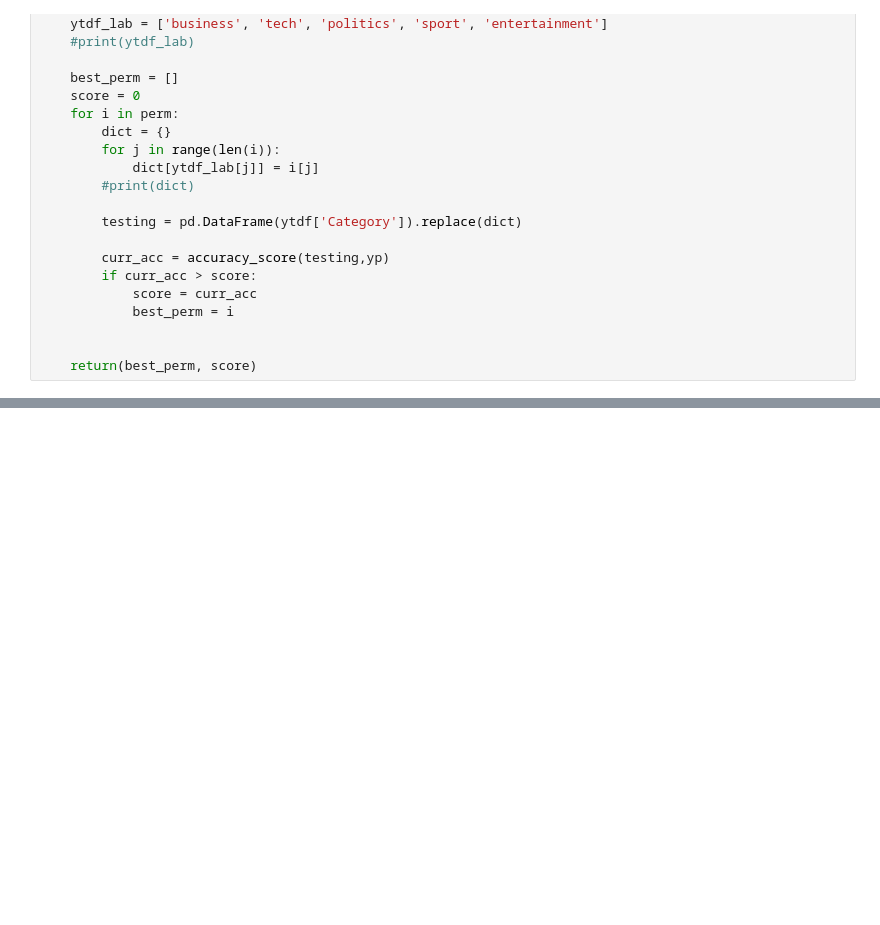
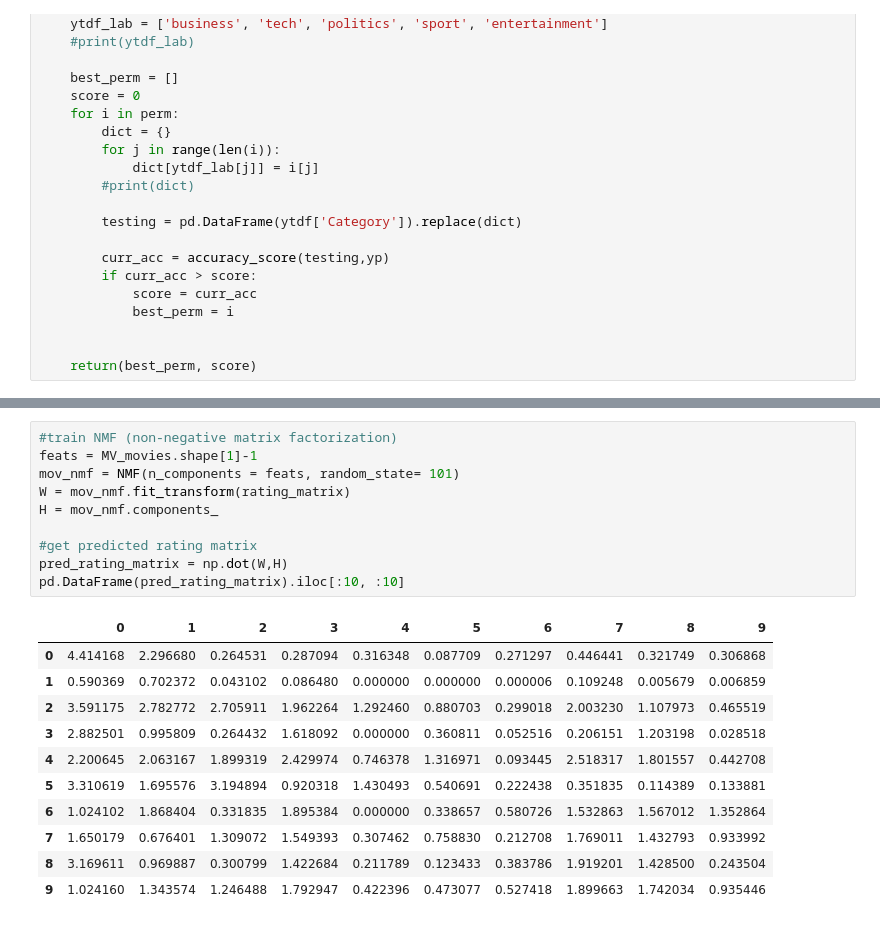
Before and after one commit to ancr8790/BBCNewsClassification, a Jupyter notebook: week4minproj.ipynb, the cells around one changed output, grey strips where cells are left out. Drawn from its saved outputs; the diff is of its cells as text; blank space fills up the shorter version.

```diff
--- a/week4minproj.ipynb
+++ b/week4minproj.ipynb
@@ -417,0 +641,22 @@ except:
+# %%
+#train NMF (non-negative matrix factorization)
+feats = MV_movies.shape[1]-1
+mov_nmf = NMF(n_components = feats, random_state= 101)
+W = mov_nmf.fit_transform(rating_matrix)
+H = mov_nmf.components_
+
+#get predicted rating matrix
+pred_rating_matrix = np.dot(W,H)
+pd.DataFrame(pred_rating_matrix).iloc[:10, :10]
+# %% [output]
+|  | 0 | 1 | 2 | 3 | 4 | 5 | 6 | 7 | 8 | 9 |
+| 0 | 4.414168 | 2.296680 | 0.264531 | 0.287094 | 0.316348 | 0.087709 | 0.271297 | 0.446441 | 0.321749 | 0.306868 |
+| 1 | 0.590369 | 0.702372 | 0.043102 | 0.086480 | 0.000000 | 0.000000 | 0.000006 | 0.109248 | 0.005679 | 0.006859 |
+| 2 | 3.591175 | 2.782772 | 2.705911 | 1.962264 | 1.292460 | 0.880703 | 0.299018 | 2.003230 | 1.107973 | 0.465519 |
+| 3 | 2.882501 | 0.995809 | 0.264432 | 1.618092 | 0.000000 | 0.360811 | 0.052516 | 0.206151 | 1.203198 | 0.028518 |
+| 4 | 2.200645 | 2.063167 | 1.899319 | 2.429974 | 0.746378 | 1.316971 | 0.093445 | 2.518317 | 1.801557 | 0.442708 |
+| 5 | 3.310619 | 1.695576 | 3.194894 | 0.920318 | 1.430493 | 0.540691 | 0.222438 | 0.351835 | 0.114389 | 0.133881 |
+| 6 | 1.024102 | 1.868404 | 0.331835 | 1.895384 | 0.000000 | 0.338657 | 0.580726 | 1.532863 | 1.567012 | 1.352864 |
+| 7 | 1.650179 | 0.676401 | 1.309072 | 1.549393 | 0.307462 | 0.758830 | 0.212708 | 1.769011 | 1.432793 | 0.933992 |
+| 8 | 3.169611 | 0.969887 | 0.300799 | 1.422684 | 0.211789 | 0.123433 | 0.383786 | 1.919201 | 1.428500 | 0.243504 |
+| 9 | 1.024160 | 1.343574 | 1.246488 | 1.792947 | 0.422396 | 0.473077 | 0.527418 | 1.899663 | 1.742034 | 0.935446 |
```
Also changed, not shown: parts of 64 cells of this notebook.
